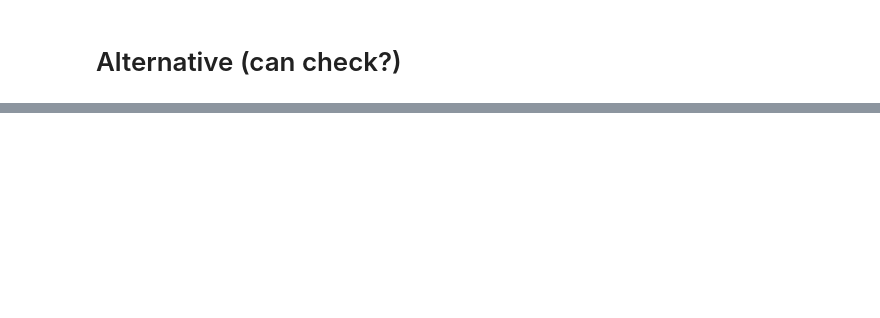
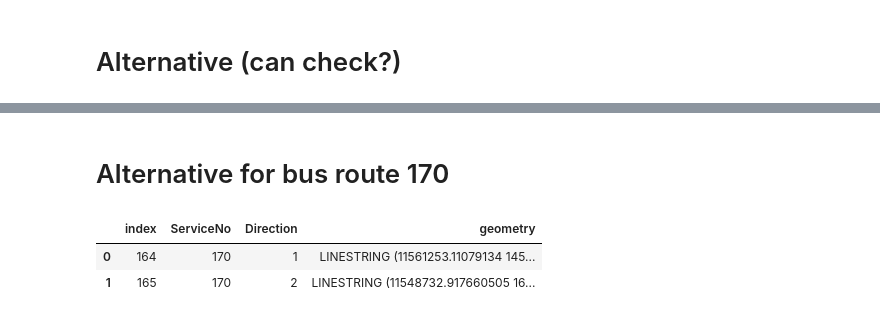
Before and after one commit to Yutingggggggg/dsa4264_geospatial, a Jupyter notebook: workingfiles/visualisation.ipynb, the cells around one changed output, grey strips where cells are left out. Cells and saved outputs as stored; diff of their text form; code cells hidden in the pictures; blank space fills up the shorter version.

```diff
--- a/workingfiles/visualisation.ipynb
+++ b/workingfiles/visualisation.ipynb
@@ -427,0 +703,9 @@ overlap_map
+# %% [markdown]
+# Alternative for bus route 170
+# %%
+bus_route_170 = bus_routes_combined[bus_routes_combined["ServiceNo"] == "170"].reset_index()
+bus_route_170
+# %% [output]
+|  | index | ServiceNo | Direction | geometry |
+| 0 | 164 | 170 | 1 | LINESTRING (11561253.11079134 145... |
+| 1 | 165 | 170 | 2 | LINESTRING (11548732.917660505 16... |
```
Also changed, not shown: parts of 35 cells of this notebook.
